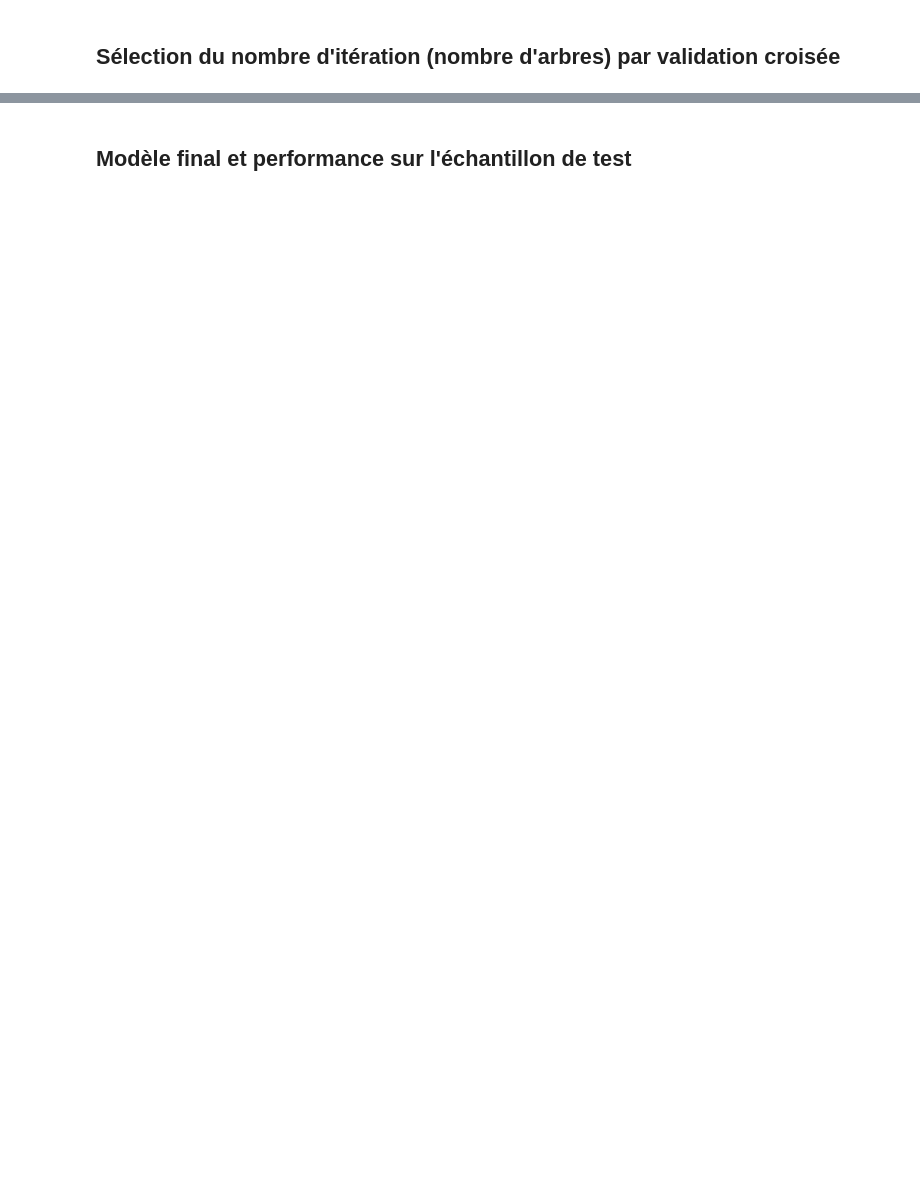
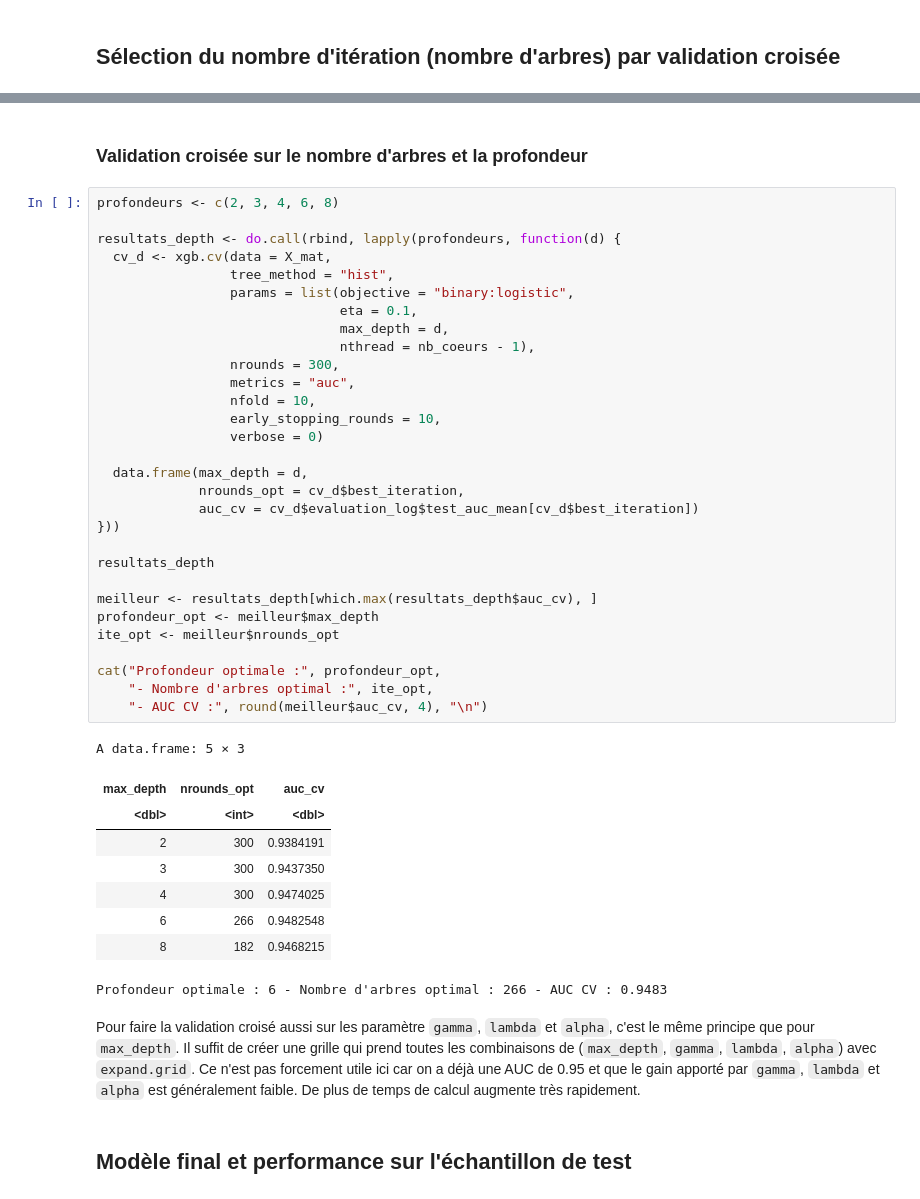
Before and after one commit to lysmaeg/Xgboost, a Jupyter notebook: TP_XGBoost.ipynb, the cells around one changed output, grey strips where cells are left out. Drawn from its saved outputs; the diff is of its cells as text; blank space fills up the shorter version.

```diff
--- a/TP_XGBoost.ipynb
+++ b/TP_XGBoost.ipynb
@@ -123,3 +168,47 @@ A data.table: 6 × 5
+# %% [markdown]
+### Validation croisée sur le nombre d'arbres et la profondeur
+# %%
+profondeurs <- c(2, 3, 4, 6, 8)
+
+resultats_depth <- do.call(rbind, lapply(profondeurs, function(d) {
+  cv_d <- xgb.cv(data = X_mat,
+                 tree_method = "hist",
+                 params = list(objective = "binary:logistic",
+                               eta = 0.1,
+                               max_depth = d,
+                               nthread = nb_coeurs - 1),
+                 nrounds = 300,
+                 metrics = "auc",
+                 nfold = 10,
+                 early_stopping_rounds = 10,
+                 verbose = 0)
+
+  data.frame(max_depth = d,
+             nrounds_opt = cv_d$best_iteration,
+             auc_cv = cv_d$evaluation_log$test_auc_mean[cv_d$best_iteration])
+}))
+
+resultats_depth
+
+meilleur <- resultats_depth[which.max(resultats_depth$auc_cv), ]
+profondeur_opt <- meilleur$max_depth
+ite_opt <- meilleur$nrounds_opt
+
+cat("Profondeur optimale :", profondeur_opt,
+    "- Nombre d'arbres optimal :", ite_opt,
+    "- AUC CV :", round(meilleur$auc_cv, 4), "\n")
+# %% [output]
+A data.frame: 5 × 3
+| max_depth | nrounds_opt | auc_cv |
+| <dbl> | <int> | <dbl> |
+| 2 | 300 | 0.9384191 |
+| 3 | 300 | 0.9437350 |
+| 4 | 300 | 0.9474025 |
+| 6 | 266 | 0.9482548 |
+| 8 | 182 | 0.9468215 |
+Profondeur optimale : 6 - Nombre d'arbres optimal : 266 - AUC CV : 0.9483
+# %% [markdown]
+Pour faire la validation croisé aussi sur les paramètre `gamma`, `lambda` et `alpha`, c'est le même principe que pour `max_depth`. Il suffit de créer une grille qui prend toutes les combinaisons de (`max_depth`, `gamma`, `lambda`, `alpha`) avec `expand.grid`. Ce n'est pas forcement utile ici car on a déjà une AUC de 0.95 et que le gain apporté par `gamma`, `lambda` et `alpha` est généralement faible. De plus de temps de calcul augmente très rapidement.
 # %% [markdown]
 ## Modèle final et performance sur l'échantillon de test
 # %%
```
Also changed, not shown: parts of 27 cells of this notebook, 1 other file.
